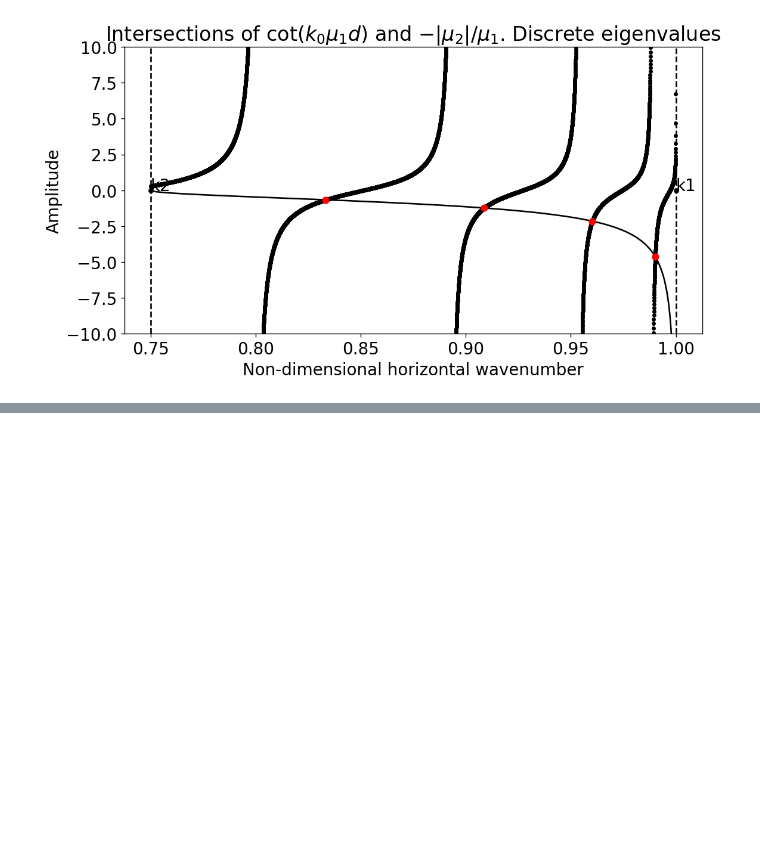
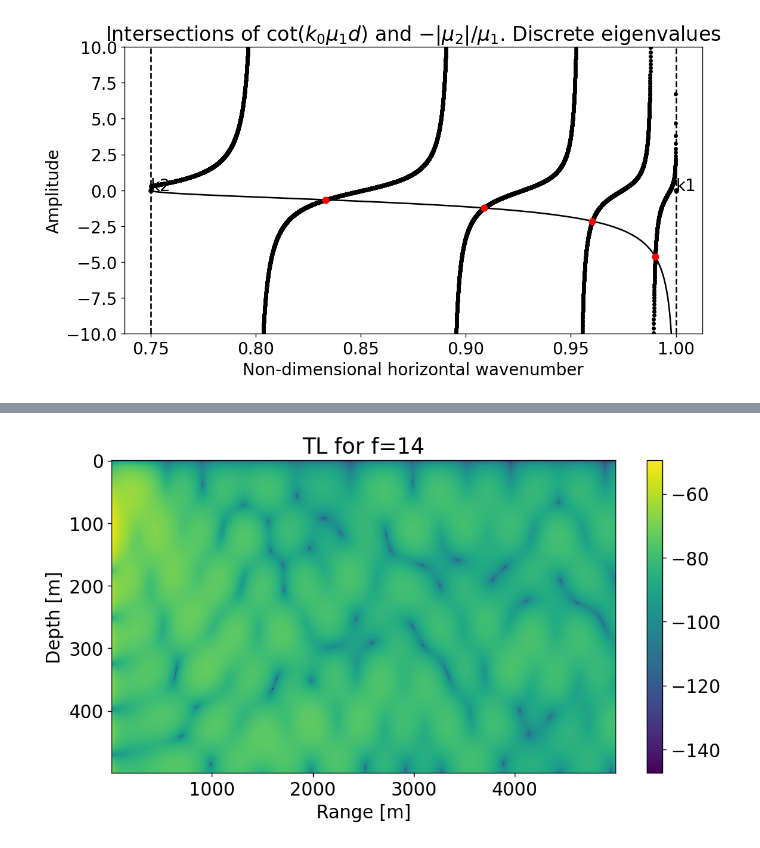
Before and after one commit to Gilaverbuch/pypekeris, a Jupyter notebook: Pekeris Solver.ipynb, the cells around one changed output, grey strips where cells are left out. Saved outputs shown, nothing was run; the diff lists cells and outputs as text; code cells hidden in the pictures; blank space fills up the shorter version.

```diff
--- a/Pekeris Solver.ipynb
+++ b/Pekeris Solver.ipynb
@@ -66,0 +68,5 @@ P._plot_modes_shape()
+# %%
+P._calc_field()
+P._plot_TL()
+# %% [output]
+[figure, added]
```
Also changed, not shown: parts of 10 cells of this notebook, 2 other files.
